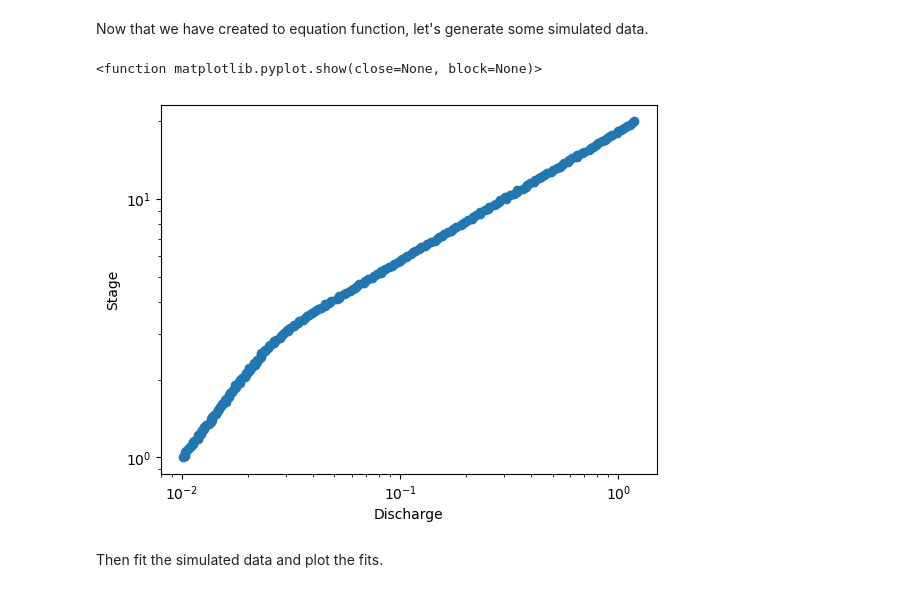
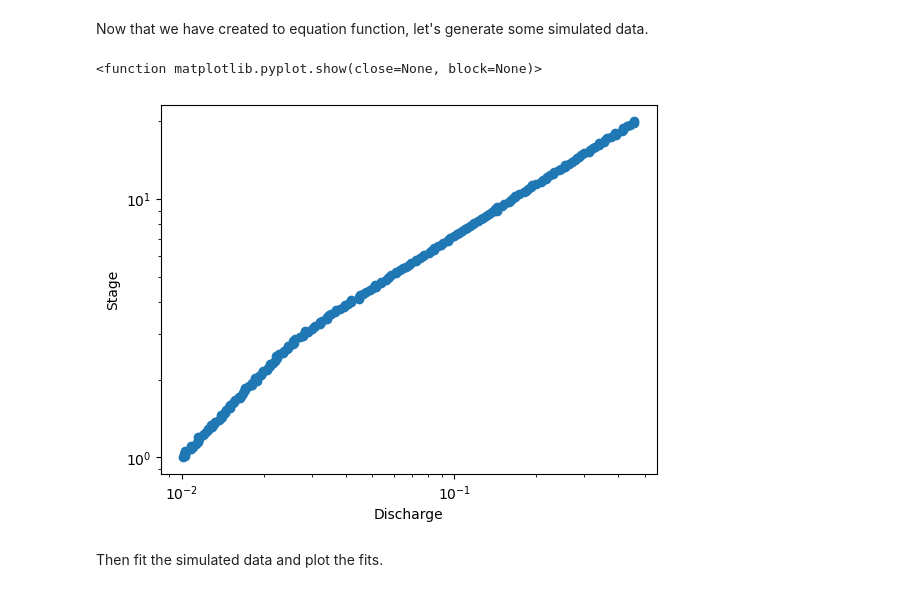
Before and after one commit to thodson-usgs/ratingcurve, a Jupyter notebook: notebooks/SmoothPowerLaw_Example.ipynb, the cells around one changed output. Cells and saved outputs as stored; diff of their text form; code cells hidden in the pictures.

```diff
--- a/notebooks/SmoothPowerLaw_Example.ipynb
+++ b/notebooks/SmoothPowerLaw_Example.ipynb
@@ -39,22 +39,22 @@ def SmoothlyBrokenPowerLaw(x: ArrayLike, amplitude: float, breaks: ArrayLike, al
 # %% [markdown]
 Now that we have created to equation function, let's generate some simulated data.
 # %%
-h = np.geomspace(1, 20, 201)
+h = np.geomspace(1, 20, 200)
 a = 0.01
 delta = 0.1
 breaks = [3]
-alphas = [0.9, 2]
+alphas = [0.9, 1.5]
 q = SmoothlyBrokenPowerLaw(h, a, breaks, alphas, delta)
 # Add some random noise in log space
 q = np.exp(np.log(q) + np.random.randn(len(q)) * 0.01)
 
 fig, ax = plt.subplots()
 ax.loglog(q, h, marker='o', linestyle='')
 ax.set(xlabel='Discharge', ylabel='Stage')
 plt.show
 # %% [output]
 <function matplotlib.pyplot.show(close=None, block=None)>
-[figure, old version]
+[figure, new version]
 # %% [markdown]
 Then fit the simulated data and plot the fits.
 # %%
```
Also changed, not shown: parts of 24 cells of this notebook, 1 other file.
